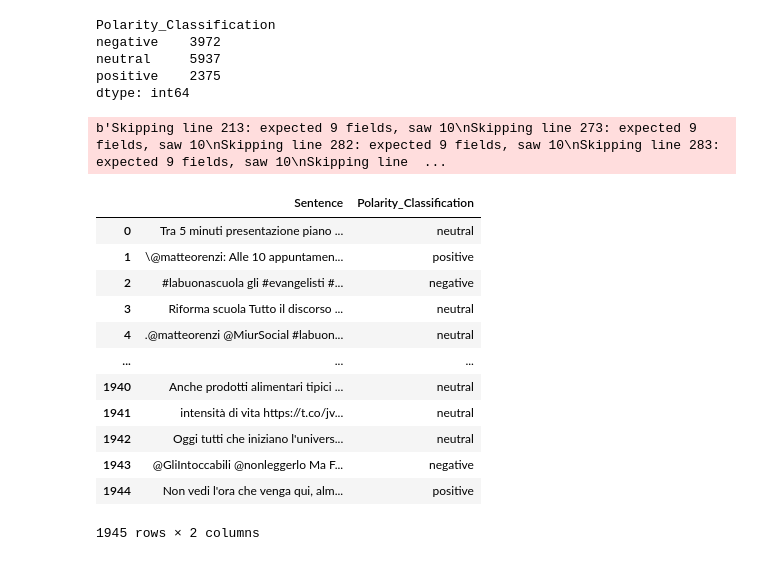
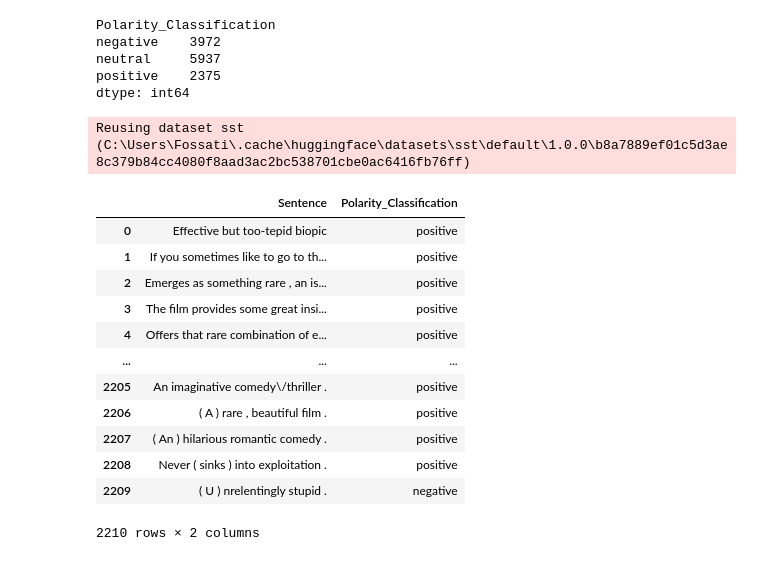
Before and after one commit to alefox1997/DataScience-Master-Thesis, a Jupyter notebook: Codice/Codice_Polarity_final/Evaluation_polarity.ipynb, the cells around one changed output. Cells and saved outputs as stored; diff of their text form; code cells hidden in the pictures.

Commit message:
Updated via the Open Science Framework

```diff
--- a/Codice/Codice_Polarity_final/Evaluation_polarity.ipynb
+++ b/Codice/Codice_Polarity_final/Evaluation_polarity.ipynb
@@ -42,40 +37,46 @@ sst
-# %%
-import pandas as pd
-#dataset per evaluation IT
-ita_test=pd.read_csv("C:\\Users\\Fossati\\Desktop\\Tesi\\Dati\\Dati_FineTuningBERT\\Train_test_polarity\\Evaluation_data\\test_set_sentipolc16_gold2000.csv",warn_bad_lines=True, error_bad_lines=False,header=None)[[2,3,8]]
-ita_test=ita_test.rename(columns={2: "pos", 3: "neg", 8:"text"})
-ita_test
-
-#ristrutturazioen dataframe
-classif=[]
-for index,row in ita_test.iterrows():
-    if row['pos'] == row['neg']:
-        classif.append('neutral')
-    elif row['pos'] == 1 and row['neg']== 0:
-        classif.append('positive')
-    elif row['pos'] == 0 and row['neg']== 1:
-        classif.append('negative')
-    else:
-        classif.append('neutral')
-sent_it=pd.DataFrame(list(zip(ita_test['text'].tolist(),classif)),columns=['Sentence','Polarity_Classification'])
-sent_it
-
-#http://www.di.unito.it/~tutreeb/sentipolc-evalita16/data.html
-# %% [output]
-b'Skipping line 213: expected 9 fields, saw 10\nSkipping line 273: expected 9 fields, saw 10\nSkipping line 282: expected 9 fields, saw 10\nSkipping line 283: expected 9 fields, saw 10\nSkipping line  ...
-|  | Sentence | Polarity_Classification |
-| 0 | Tra 5 minuti presentazione piano ... | neutral |
-| 1 | \@matteorenzi: Alle 10 appuntamen... | positive |
-| 2 | #labuonascuola gli #evangelisti #... | negative |
-| 3 | Riforma scuola Tutto il discorso ... | neutral |
-| 4 | .@matteorenzi @MiurSocial #labuon... | neutral |
-| ... | ... | ... |
-| 1940 | Anche prodotti alimentari tipici ... | neutral |
-| 1941 | intensità di vita https://t.co/jv... | neutral |
-| 1942 | Oggi tutti che iniziano l'univers... | neutral |
-| 1943 | @GliIntoccabili @nonleggerlo Ma F... | negative |
-| 1944 | Non vedi l'ora che venga qui, alm... | positive |
-1945 rows × 2 columns
+# %%
+#per sst vogliamo utilizzare il test set per sst-2
+
+
+#facciamo binary classification
+#il dataset va ristrutturato utilizzando le soglie
+from datasets import load_dataset
+import pandas as pd
+dataset = load_dataset("sst", "default")
+sst=pd.DataFrame(list(zip(dataset['test']['sentence'],dataset['test']['label'])), columns=['Sentence','Polarity_Classification'])
+
+classif=[]
+for index,row in sst.iterrows():
+
+        if float(row['Polarity_Classification']) <= 0.5:
+                classif.append('negative')
+        elif float(row['Polarity_Classification']) > 0.5:
+                classif.append('positive')
+       # else:
+            #classif.append('neutral')
+
+
+sst_test['Polarity_Classification']=classif
+sst_test
+
+
+
+#https://huggingface.co/datasets/sst/viewer/default/test
+# %% [output]
+Reusing dataset sst (C:\Users\Fossati\.cache\huggingface\datasets\sst\default\1.0.0\b8a7889ef01c5d3ae8c379b84cc4080f8aad3ac2bc538701cbe0ac6416fb76ff)
+|  | Sentence | Polarity_Classification |
+| 0 | Effective but too-tepid biopic | positive |
+| 1 | If you sometimes like to go to th... | positive |
+| 2 | Emerges as something rare , an is... | positive |
+| 3 | The film provides some great insi... | positive |
+| 4 | Offers that rare combination of e... | positive |
+| ... | ... | ... |
+| 2205 | An imaginative comedy\/thriller . | positive |
+| 2206 | ( A ) rare , beautiful film . | positive |
+| 2207 | ( An ) hilarious romantic comedy . | positive |
+| 2208 | Never ( sinks ) into exploitation . | positive |
+| 2209 | ( U ) nrelentingly stupid . | negative |
+2210 rows × 2 columns
 # %%
 from transformers import XLMRobertaTokenizerFast, XLMRobertaForSequenceClassification
 from transformers import DistilBertTokenizerFast, DistilBertForSequenceClassification
```
Also changed, not shown: parts of 16 cells of this notebook.
